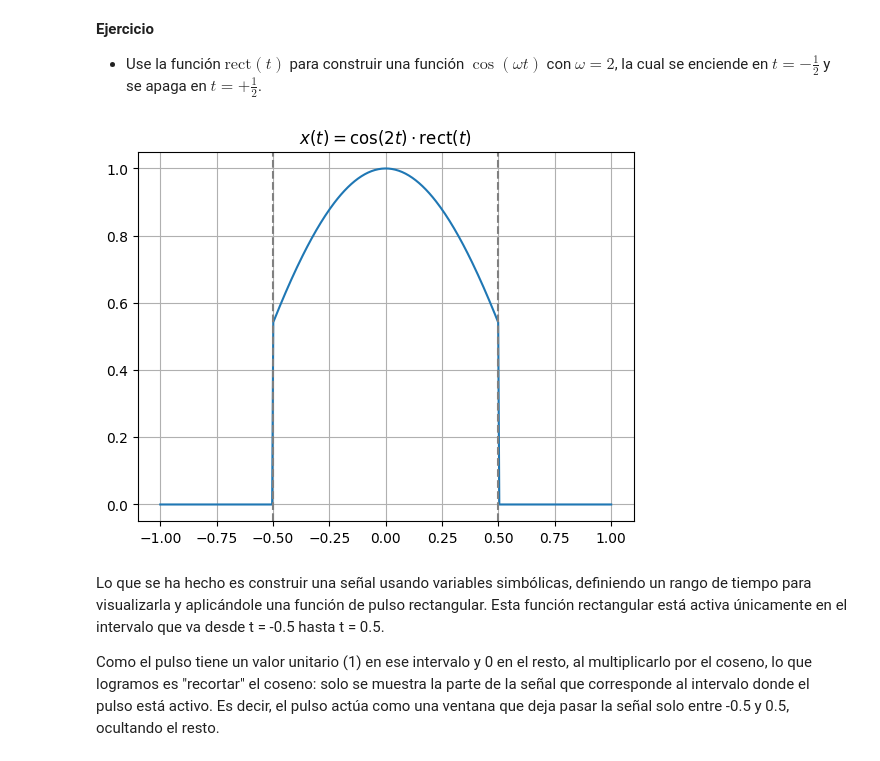
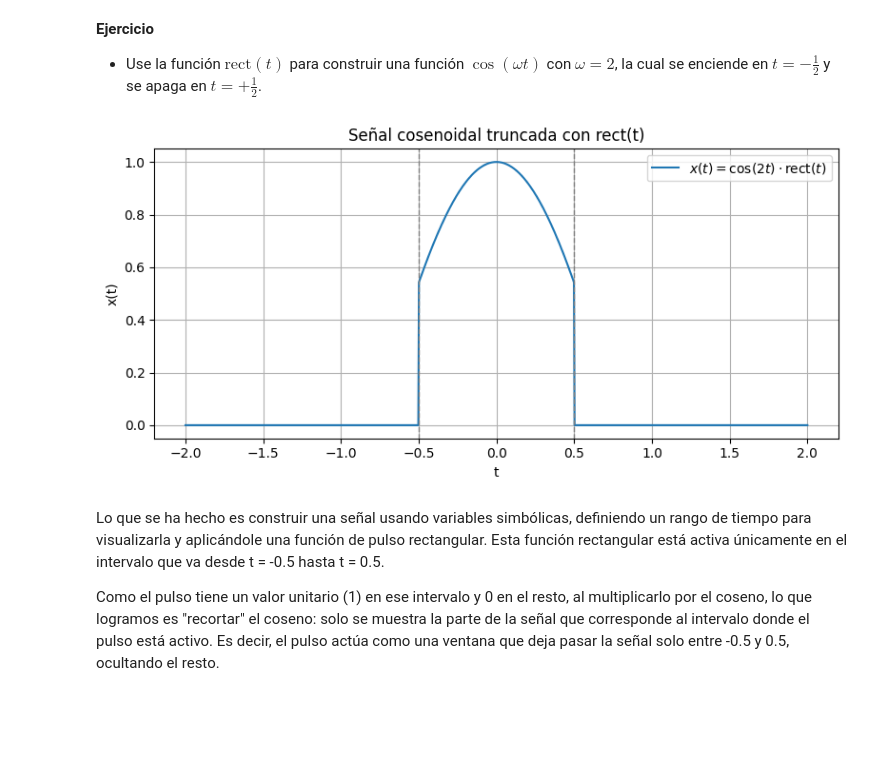
Before and after one commit to RafaelTorresCH/senalesysistemas_, a Jupyter notebook: 1_IntroduccionSyS/2_Señales_estandar.ipynb, the cells around one changed output. Saved outputs shown, nothing was run; the diff lists cells and outputs as text; code cells hidden in the pictures; blank space fills up the shorter version.

```diff
--- a/1_IntroduccionSyS/2_Señales_estandar.ipynb
+++ b/1_IntroduccionSyS/2_Señales_estandar.ipynb
@@ -258,32 +258,37 @@ sym.plot(rect(t), (t, -1, 1), ylim=[-0.2, 1.2], ylabel=r'rect$(t)$');
 
 * Use la función $\text{rect}(t)$ para construir una función $\cos(\omega t)$ con $\omega=2$, la cual se enciende en $t=-\frac{1}{2}$ y se apaga en $t=+\frac{1}{2}$.
 # %%
-import sympy as sp
+import sympy as sym
+import matplotlib.pyplot as plt
 import numpy as np
-import matplotlib.pyplot as plt
+# Declarar la variable simbólica
+t = sym.symbols('t', real=True)
 
-t = sp.symbols('t', real=True)
+# Definir la función x(t) = cos(2t) * rect(t)
+omega = 2
+x_t = sym.cos(omega * t) * rect(t)
 
-# Definir la función rectangular centrada en 0 y de duración 1
-rect = sp.Piecewise((1, sp.Abs(t) <= 1/2), (0, True))
+# Convertir a función numérica para graficar
+x_num = sym.lambdify(t, x_t, modules=['numpy'])
 
-# Construir la función deseada: cos(2t) * rect(t)
-x = sp.cos(2 * t) * rect
-
-# Convertir a función numérica
-x_numeric = sp.lambdify(t, x, 'numpy')
-t_vals = np.linspace(-1, 1, 400)
-x_vals = x_numeric(t_vals)
+# Crear un vector de tiempo para graficar
+t_vals = np.linspace(-2, 2, 1000)
+x_vals = x_num(t_vals)
 
 # Graficar
-plt.plot(t_vals, x_vals)
-plt.title(r'$x(t) = \cos(2t) \cdot \text{rect}(t)$')
-plt.axvline(-0.5, color='gray', linestyle='--')
-plt.axvline(0.5, color='gray', linestyle='--')
+plt.figure(figsize=(8, 4))
+plt.plot(t_vals, x_vals, label=r'$x(t) = \cos(2t) \cdot \mathrm{rect}(t)$')
+plt.axvline(-0.5, color='gray', linestyle='--', linewidth=1)
+plt.axvline(0.5, color='gray', linestyle='--', linewidth=1)
+plt.title('Señal cosenoidal truncada con rect(t)')
+plt.xlabel('t')
+plt.ylabel('x(t)')
 plt.grid(True)
+plt.legend()
+plt.tight_layout()
 plt.show()
 # %% [output]
-[figure, old version]
+[figure, new version]
 # %% [markdown]
 Lo que se ha hecho es construir una señal usando variables simbólicas, definiendo un rango de tiempo para visualizarla y aplicándole una función de pulso rectangular. Esta función rectangular está activa únicamente en el intervalo que va desde t = -0.5 hasta t = 0.5.
 
```
Also changed, not shown: parts of 3 cells of this notebook.
